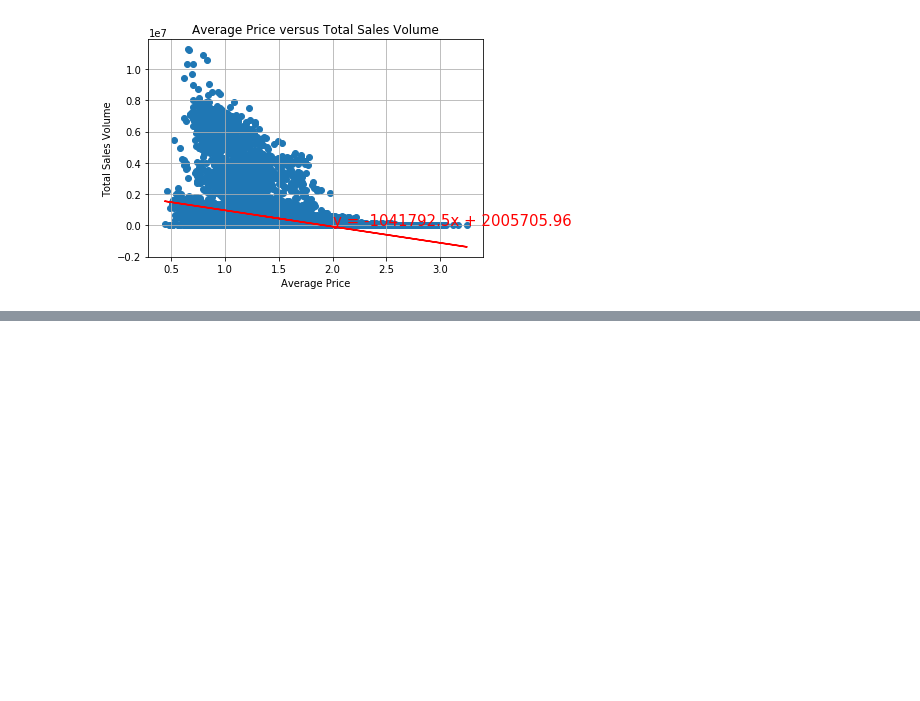
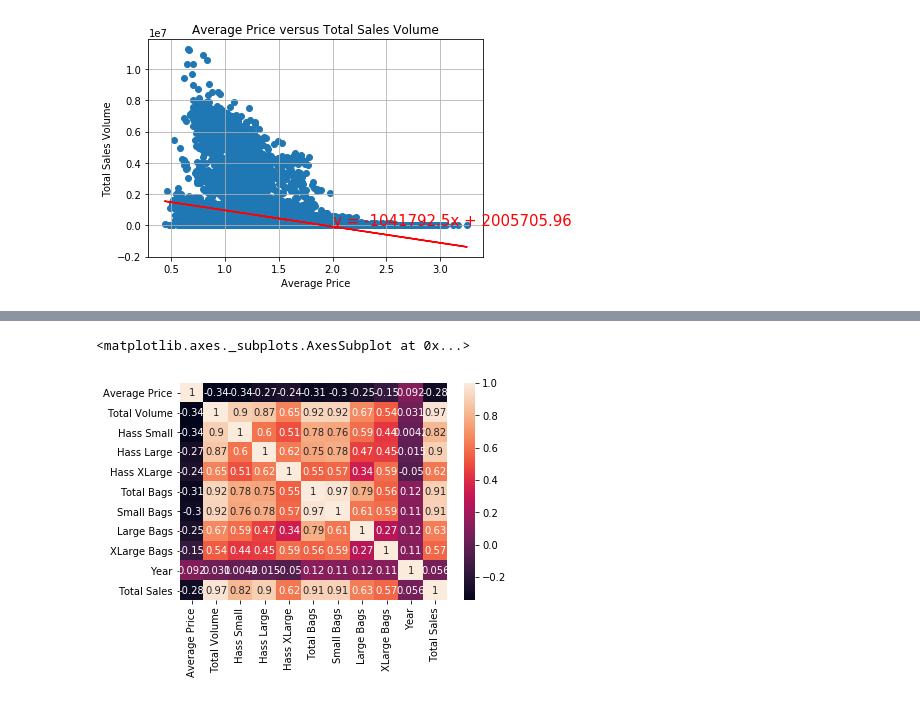
Before and after one commit to busy0312/Porject-1_-Team5, a Jupyter notebook: Avocado_Data Analysis.ipynb, the cells around one changed output, grey strips where cells are left out. Cells and saved outputs as stored; diff of their text form; code cells hidden in the pictures; blank space fills up the shorter version.

```diff
--- a/Avocado_Data Analysis.ipynb
+++ b/Avocado_Data Analysis.ipynb
@@ -464,0 +470,5 @@ plt.show()
+# %%
+sns.heatmap(avocado_data.corr(), annot=True)
+# %% [output]
+<matplotlib.axes._subplots.AxesSubplot at 0x...>
+[figure, added]
```
Also changed, not shown: parts of 3 cells of this notebook.
